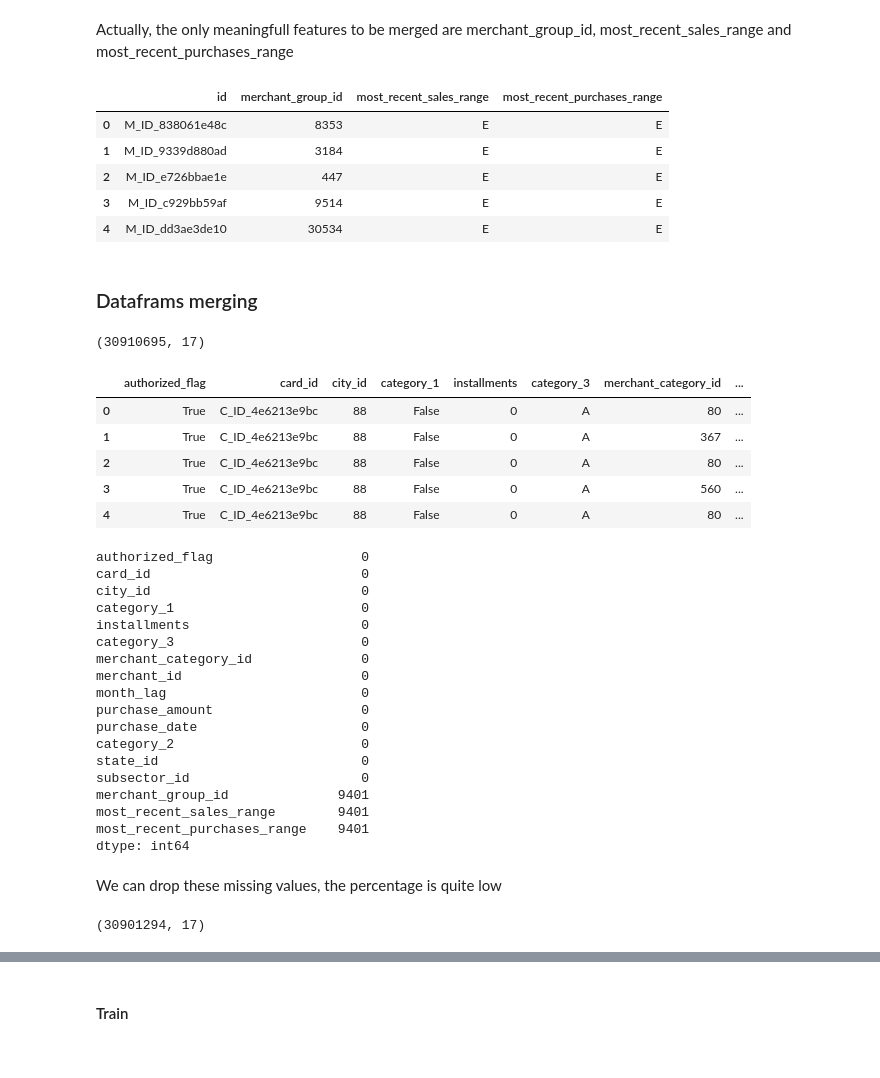
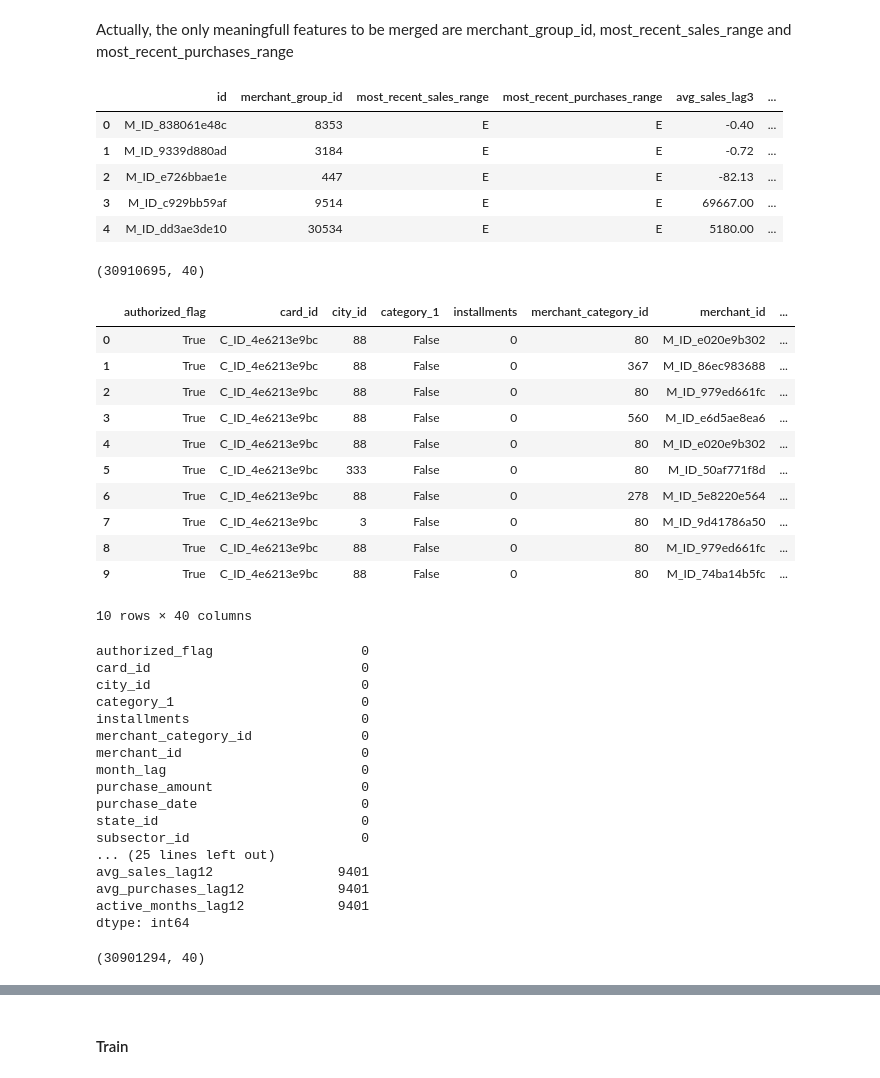
Before and after one commit to TacchinoLeso/ELO, a Jupyter notebook: (2)Dataframes_merging_EUG.ipynb, the cells around one changed output, grey strips where cells are left out. Saved outputs shown, nothing was run; the diff lists cells and outputs as text; code cells hidden in the pictures.

```diff
--- a/(2)Dataframes_merging_EUG.ipynb
+++ b/(2)Dataframes_merging_EUG.ipynb
@@ -106,31 +105,45 @@ Actually, the only meaningfull features to be merged are merchant_group_id, most
 # %%
-merchants_df = merchants_df[['merchant_id', "merchant_group_id", "most_recent_sales_range", "most_recent_purchases_range"]]
-merchants_df.columns = ['id', "merchant_group_id", "most_recent_sales_range", "most_recent_purchases_range"]
+merchants_df = merchants_df[[
+    "merchant_id", "merchant_group_id", "most_recent_sales_range", "most_recent_purchases_range",
+    "avg_sales_lag3", "avg_purchases_lag3", "active_months_lag3",
+    "avg_sales_lag6", "avg_purchases_lag6", "active_months_lag6",
+    "avg_sales_lag12", "avg_purchases_lag12", "active_months_lag12"
+]]
+merchants_df.columns = [
+    'id', "merchant_group_id", "most_recent_sales_range", "most_recent_purchases_range",
+    "avg_sales_lag3", "avg_purchases_lag3", "active_months_lag3",
+    "avg_sales_lag6", "avg_purchases_lag6", "active_months_lag6",
+    "avg_sales_lag12", "avg_purchases_lag12", "active_months_lag12"
+]
 merchants_df.head()
 # %% [output]
-|  | id | merchant_group_id | most_recent_sales_range | most_recent_purchases_range |
-| 0 | M_ID_838061e48c | 8353 | E | E |
-| 1 | M_ID_9339d880ad | 3184 | E | E |
-| 2 | M_ID_e726bbae1e | 447 | E | E |
-| 3 | M_ID_c929bb59af | 9514 | E | E |
-| 4 | M_ID_dd3ae3de10 | 30534 | E | E |
+|  | id | merchant_group_id | most_recent_sales_range | most_recent_purchases_range | avg_sales_lag3 | ... |
+| 0 | M_ID_838061e48c | 8353 | E | E | -0.40 | ... |
+| 1 | M_ID_9339d880ad | 3184 | E | E | -0.72 | ... |
+| 2 | M_ID_e726bbae1e | 447 | E | E | -82.13 | ... |
+| 3 | M_ID_c929bb59af | 9514 | E | E | 69667.00 | ... |
+| 4 | M_ID_dd3ae3de10 | 30534 | E | E | 5180.00 | ... |
-# %% [markdown]
-### Dataframs merging
 # %%
 trans_merch_df = transactions_df.merge(merchants_df, how='left', left_on='merchant_id', right_on='id')
 trans_merch_df = trans_merch_df.drop(['id'], axis=1)
 trans_merch_df.shape
 # %% [output]
-(30910695, 17)
+(30910695, 40)
 # %%
-trans_merch_df.head()
+trans_merch_df.head(10)
 # %% [output]
-|  | authorized_flag | card_id | city_id | category_1 | installments | category_3 | merchant_category_id | ... |
-| 0 | True | C_ID_4e6213e9bc | 88 | False | 0 | A | 80 | ... |
-| 1 | True | C_ID_4e6213e9bc | 88 | False | 0 | A | 367 | ... |
-| 2 | True | C_ID_4e6213e9bc | 88 | False | 0 | A | 80 | ... |
-| 3 | True | C_ID_4e6213e9bc | 88 | False | 0 | A | 560 | ... |
-| 4 | True | C_ID_4e6213e9bc | 88 | False | 0 | A | 80 | ... |
+|  | authorized_flag | card_id | city_id | category_1 | installments | merchant_category_id | merchant_id | ... |
+| 0 | True | C_ID_4e6213e9bc | 88 | False | 0 | 80 | M_ID_e020e9b302 | ... |
+| 1 | True | C_ID_4e6213e9bc | 88 | False | 0 | 367 | M_ID_86ec983688 | ... |
+| 2 | True | C_ID_4e6213e9bc | 88 | False | 0 | 80 | M_ID_979ed661fc | ... |
+| 3 | True | C_ID_4e6213e9bc | 88 | False | 0 | 560 | M_ID_e6d5ae8ea6 | ... |
+| 4 | True | C_ID_4e6213e9bc | 88 | False | 0 | 80 | M_ID_e020e9b302 | ... |
+| 5 | True | C_ID_4e6213e9bc | 333 | False | 0 | 80 | M_ID_50af771f8d | ... |
+| 6 | True | C_ID_4e6213e9bc | 88 | False | 0 | 278 | M_ID_5e8220e564 | ... |
+| 7 | True | C_ID_4e6213e9bc | 3 | False | 0 | 80 | M_ID_9d41786a50 | ... |
+| 8 | True | C_ID_4e6213e9bc | 88 | False | 0 | 80 | M_ID_979ed661fc | ... |
+| 9 | True | C_ID_4e6213e9bc | 88 | False | 0 | 80 | M_ID_74ba14b5fc | ... |
+10 rows × 40 columns
 # %%
 trans_merch_df.isnull().sum()
 # %% [output]
@@ -139,23 +152,20 @@ card_id                           0
 city_id                           0
 category_1                        0
 installments                      0
-category_3                        0
 merchant_category_id              0
 merchant_id                       0
 month_lag                         0
 purchase_amount                   0
 purchase_date                     0
-category_2                        0
 state_id                          0
 subsector_id                      0
-merchant_group_id              9401
-most_recent_sales_range        9401
-most_recent_purchases_range    9401
+... (25 lines left out)
+avg_sales_lag12                9401
+avg_purchases_lag12            9401
+active_months_lag12            9401
 dtype: int64
-# %% [markdown]
-We can drop these missing values, the percentage is quite low
 # %%
 trans_merch_df.dropna(inplace=True)
 trans_merch_df.shape
 # %% [output]
-(30901294, 17)
+(30901294, 40)
```
Also changed, not shown: parts of 31 cells of this notebook, 9 other files.
